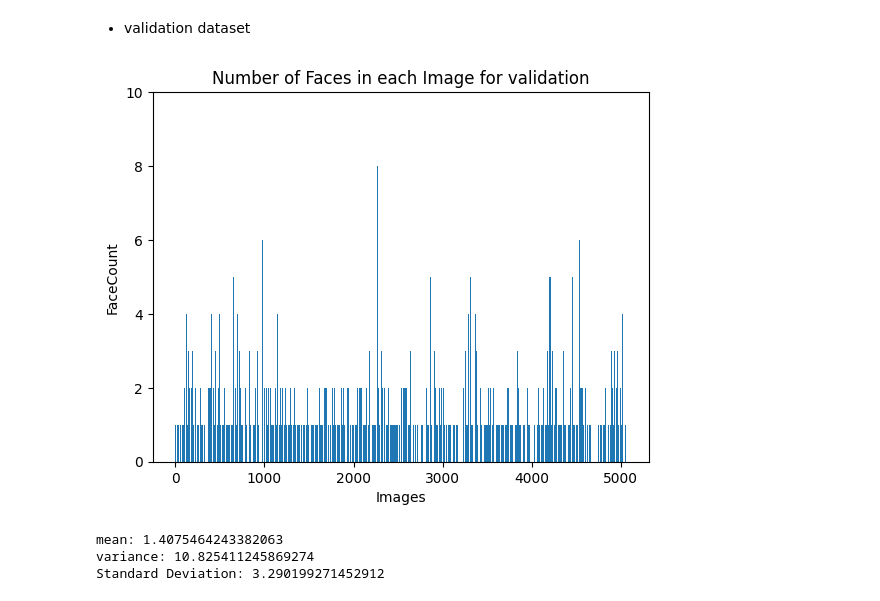
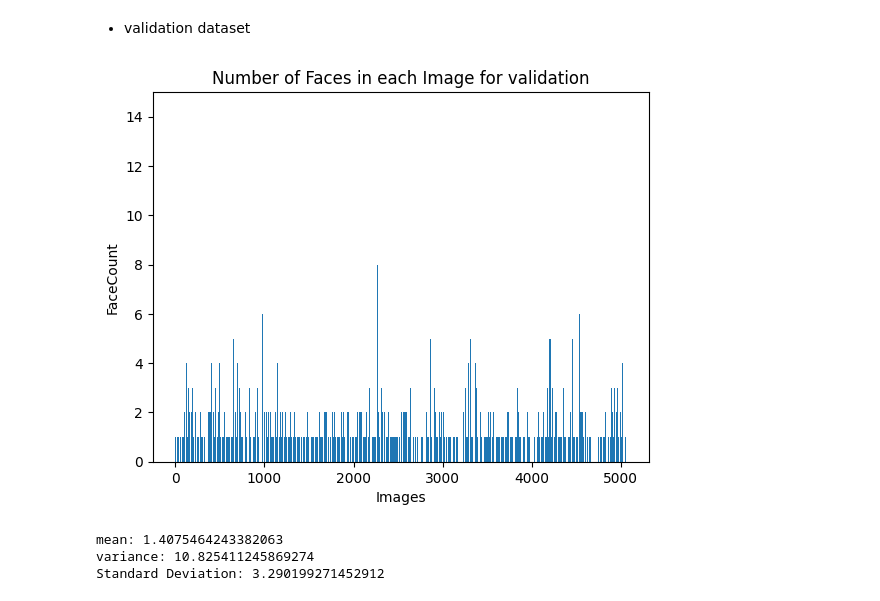
Before and after one commit to abolfazlyarian/deepLearningProject, a Jupyter notebook: phase0.ipynb, the cells around one changed output. Saved outputs shown, nothing was run; the diff lists cells and outputs as text; code cells hidden in the pictures.

```diff
--- a/phase0.ipynb
+++ b/phase0.ipynb
@@ -252,16 +267,16 @@ plt.show()
 # %%
 with open('validation_face_count_dict_mtcnn.pkl', 'rb') as f:
     face_count_dict = pickle.load(f)
 
 
 plt.bar(face_count_dict.keys(), face_count_dict.values())
 plt.title('Number of Faces in each Image for validation')
-plt.ylim((0,10))
+plt.ylim((0,15))
 plt.xlabel('Images')
 plt.ylabel('FaceCount')
 plt.show()
 # %% [output]
-[figure, old version]
+[figure, new version]
 # %%
 face_count_mean = np.mean(list(face_count_dict.values()))
 face_count_var = np.var(list(face_count_dict.values()))
```
Also changed, not shown: parts of 18 cells of this notebook, 4 other files.
